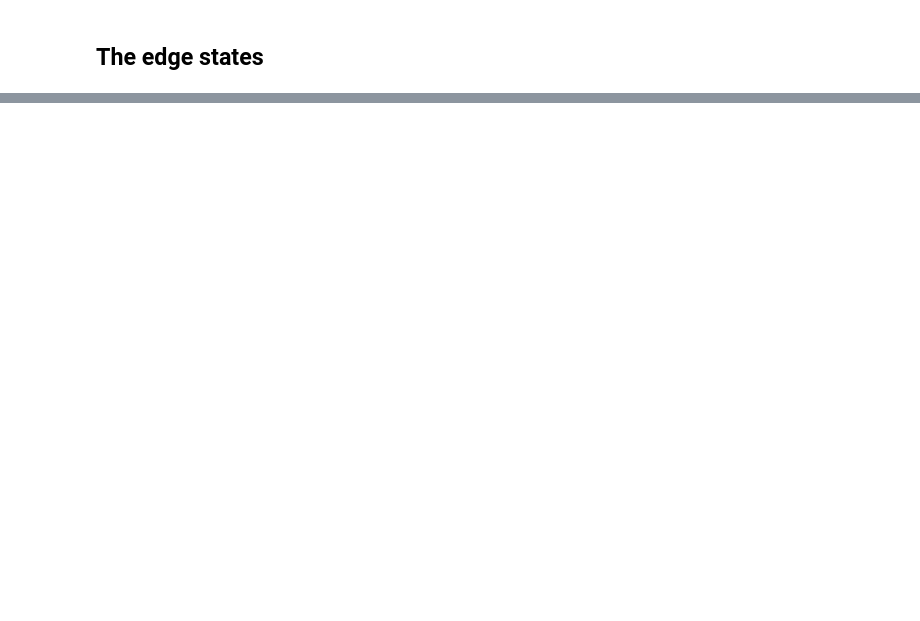
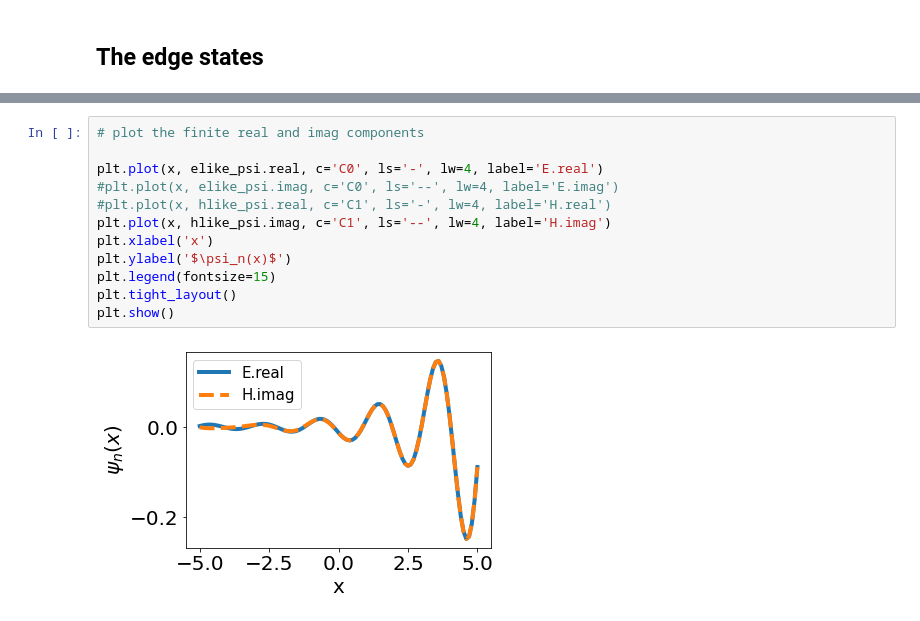
Before and after one commit to gersonjferreira/minicurso-ift-2021, a Jupyter notebook: BHZ/03 - Edge states.ipynb, the cells around one changed output, grey strips where cells are left out. Drawn from its saved outputs; the diff is of its cells as text; blank space fills up the shorter version.

```diff
--- a/BHZ/03 - Edge states.ipynb
+++ b/BHZ/03 - Edge states.ipynb
@@ -75,0 +136,14 @@ plt.show()
+# %%
+# plot the finite real and imag components
+
+plt.plot(x, elike_psi.real, c='C0', ls='-', lw=4, label='E.real')
+#plt.plot(x, elike_psi.imag, c='C0', ls='--', lw=4, label='E.imag')
+#plt.plot(x, hlike_psi.real, c='C1', ls='-', lw=4, label='H.real')
+plt.plot(x, hlike_psi.imag, c='C1', ls='--', lw=4, label='H.imag')
+plt.xlabel('x')
+plt.ylabel('$\psi_n(x)$')
+plt.legend(fontsize=15)
+plt.tight_layout()
+plt.show()
+# %% [output]
+[figure, added]
```
Also changed, not shown: parts of 6 cells of this notebook, 3 other files.
